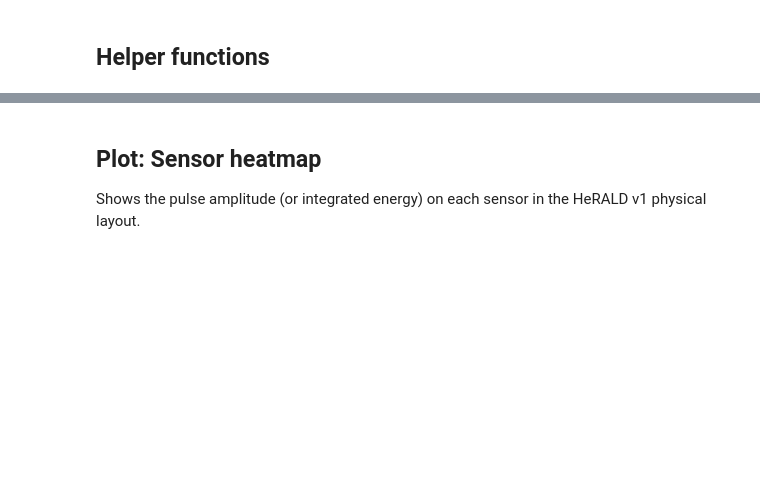
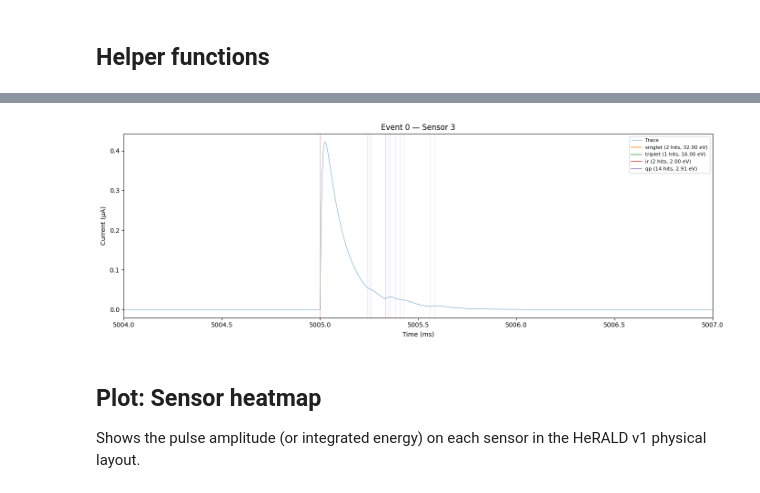
Before and after one commit to spice-herald/pytessim, a Jupyter notebook: examples/event_viewer.ipynb, the cells around one changed output, grey strips where cells are left out. Drawn from its saved outputs; the diff is of its cells as text; code cells hidden in the pictures; blank space fills up the shorter version.

Commit message:
create and view traces using HeST output

```diff
--- a/examples/event_viewer.ipynb
+++ b/examples/event_viewer.ipynb
@@ -19,9 +19,16 @@ from ipywidgets import interact, IntSlider, Dropdown, Checkbox
 Set paths to the generated trace directory and (optionally) the original HeST H5 file.
 # %%
 # --- USER CONFIG ---
-TRACE_PATH = './generated/'  # path to pytesdaq output from hest_trace_generation.py
-HEST_H5_PATH = None          # optional: path to original HeST .h5 for truth overlay
-FS = 1.25e6                  # sampling frequency (Hz)
+
+# path to pytesdaq output from hest_trace_generation.py
+TRACE_PATH = '../outputs/continuous_I9_D20260921_T160335/'
+# optional: path to original HeST .h5 for truth overlay
+HEST_H5_PATH = '../inputs/Spectrum_Flat_ER_energyMin_10_energyMax_10000_nEvents_100_Heraldv1.h5'
+# Filter file
+FILTER_PATH = '../inputs/herald_filter.hdf5'
+# sampling frequency (Hz)
+FS = 1.25e6
+# Sensor channels
 N_CHANNELS = 24
 # %% [markdown]
 ## Load traces
@@ -205,0 +179,74 @@ interact(plot_single_channel,
+# %%
+def plot_sensor_with_truth(event_idx=0, sensor_idx=0, pretrigger_ms=5):
+    """Plot a single sensor trace and print HeST truth hits."""
+    if event_idx >= n_events:
+        print(f'Event {event_idx} out of range (max {n_events - 1})')
+        return
+
+    trace = events[event_idx][sensor_idx]
+    t_ms = get_time_axis(len(trace))
+
+    fig, ax = plt.subplots(figsize=(14, 5))
+    ax.plot(t_ms, trace * 1e6, linewidth=0.5, color='C0', label='Trace')
+
+    # Collect and print HeST truth hits
+    hit_info = []
+    if hest_data is not None:
+        evt_key = str(event_idx)
+        if evt_key in hest_data['events']:
+            evt = hest_data['events'][evt_key]
+            recoil_e = evt.attrs['recoil_energy']
+            recoil_t = evt.attrs['recoil_type']
+            print(f'Event {event_idx}: {recoil_t} recoil, E_recoil = {recoil_e:.2f} eV')
+            print(f'Sensor {sensor_idx} hits:')
+            print(f'  {"Channel":<10} {"# hits":>7} {"Total E (eV)":>13} '
+                  f'{"Mean t (µs)":>12} {"Min t (µs)":>11} {"Max t (µs)":>11}')
+            print('  ' + '-' * 68)
+
+            colors = {'singlet': 'C1', 'triplet': 'C2', 'ir': 'C3', 'qp': 'C4'}
+            for ch_key in ['singlet', 'triplet', 'ir', 'qp']:
+                if ch_key not in evt:
+                    continue
+                ch_grp = evt[ch_key]
+                s_key = str(sensor_idx)
+                if s_key not in ch_grp:
+                    continue
+                weight = ch_grp.attrs.get('weight', 1.0)
+                times_us = ch_grp[s_key]['arrival_times'][:] + (pretrigger_ms*1e3)
+                energies = ch_grp[s_key]['energies'][:] * weight
+                total_e = np.sum(energies)
+                n_hits = len(times_us)
+
+                print(f'  {ch_key:<10} {n_hits:>7} {total_e:>13.4f} '
+                      f'{np.mean(times_us):>12.2f} {np.min(times_us):>11.2f} '
+                      f'{np.max(times_us):>11.2f}')
+
+                # Mark arrival times on the trace
+                hit_times_ms = times_us * 1e-3 + (len(trace) / FS * 1e3) / 2
+                for ht in hit_times_ms[:50]:  # limit markers for readability
+                    ax.axvline(ht, color=colors[ch_key], alpha=0.3, lw=0.5)
+                ax.axvline(np.nan, color=colors[ch_key], alpha=0.7, lw=1.5,
+                           label=f'{ch_key} ({n_hits} hits, {total_e:.2f} eV)')
+
+                hit_info.append((ch_key, n_hits, total_e))
+
+            if not hit_info:
+                print('  (no hits on this sensor)')
+    else:
+        print('No HeST file loaded — set HEST_H5_PATH for truth overlay')
+
+    ax.set_xlim(5004,5007)
+    ax.set_xlabel('Time (ms)')
+    ax.set_ylabel('Current (µA)')
+    ax.set_title(f'Event {event_idx} — Sensor {sensor_idx}')
+    ax.legend(fontsize=8, loc='upper right')
+    plt.tight_layout()
+    plt.show()
+
+
+event_idx = 0
+sensor_idx = 3
+pretrigger_ms = 5
+
+plot_sensor_with_truth(event_idx=event_idx, sensor_idx=sensor_idx, pretrigger_ms=pretrigger_ms)
+# %% [output]
@@ -206,3 +261,4 @@ interact(plot_single_channel,
+[figure, added]
 # %% [markdown]
 ## Plot: Sensor heatmap
 
```
Also changed, not shown: parts of 19 cells of this notebook, 3 other files.
